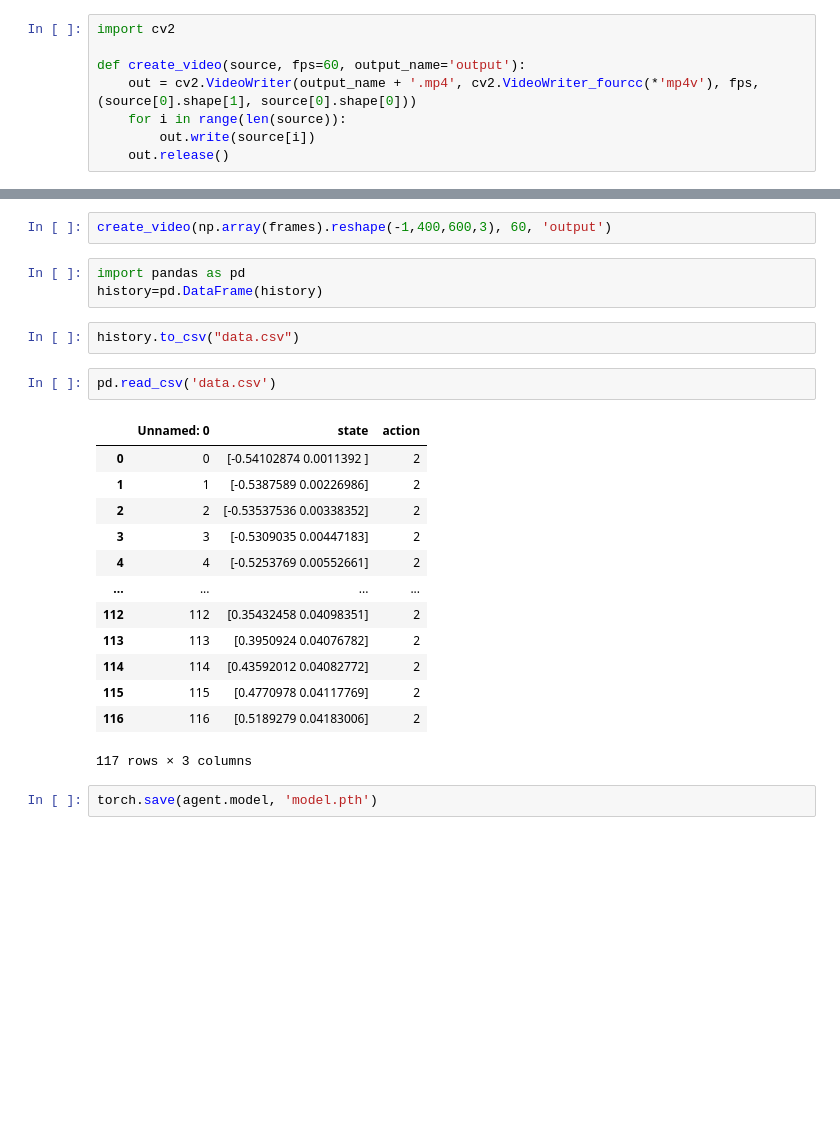
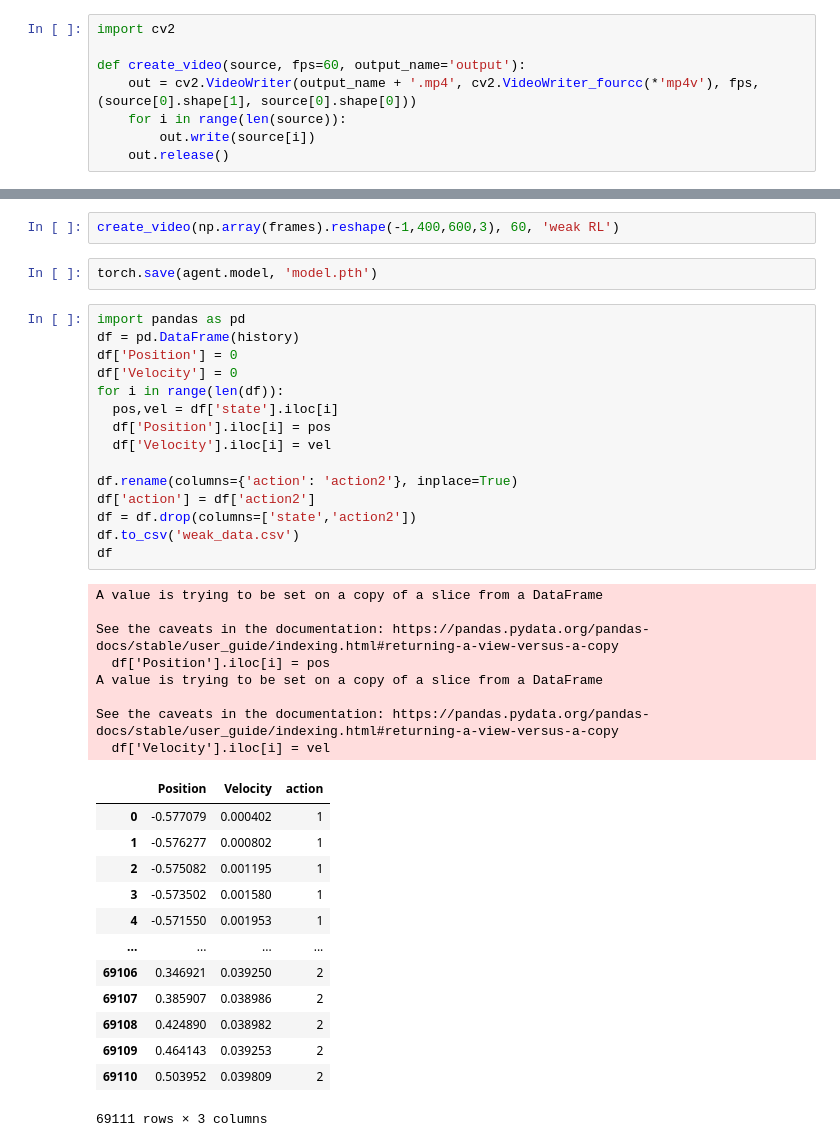
Before and after one commit to MMM1381/building-fuzzy-basaed-on-DRL, a Jupyter notebook: DRL.ipynb, the cells around one changed output, grey strips where cells are left out. Drawn from its saved outputs; the diff is of its cells as text; blank space fills up the shorter version.

```diff
--- a/DRL.ipynb
+++ b/DRL.ipynb
@@ -190,25 +181,41 @@ Average Total Reward (Evaluation): -117.0
 # %%
-create_video(np.array(frames).reshape(-1,400,600,3), 60, 'output')
+create_video(np.array(frames).reshape(-1,400,600,3), 60, 'weak RL')
-# %%
-import pandas as pd
-history=pd.DataFrame(history)
-# %%
-history.to_csv("data.csv")
-# %%
-pd.read_csv('data.csv')
-# %% [output]
-|  | Unnamed: 0 | state | action |
-| 0 | 0 | [-0.54102874 0.0011392 ] | 2 |
-| 1 | 1 | [-0.5387589 0.00226986] | 2 |
-| 2 | 2 | [-0.53537536 0.00338352] | 2 |
-| 3 | 3 | [-0.5309035 0.00447183] | 2 |
-| 4 | 4 | [-0.5253769 0.00552661] | 2 |
-| ... | ... | ... | ... |
-| 112 | 112 | [0.35432458 0.04098351] | 2 |
-| 113 | 113 | [0.3950924 0.04076782] | 2 |
-| 114 | 114 | [0.43592012 0.04082772] | 2 |
-| 115 | 115 | [0.4770978 0.04117769] | 2 |
-| 116 | 116 | [0.5189279 0.04183006] | 2 |
-117 rows × 3 columns
 # %%
 torch.save(agent.model, 'model.pth')
+# %%
+import pandas as pd
+df = pd.DataFrame(history)
+df['Position'] = 0
+df['Velocity'] = 0
+for i in range(len(df)):
+  pos,vel = df['state'].iloc[i]
+  df['Position'].iloc[i] = pos
+  df['Velocity'].iloc[i] = vel
+
+df.rename(columns={'action': 'action2'}, inplace=True)
+df['action'] = df['action2']
+df = df.drop(columns=['state','action2'])
+df.to_csv('weak_data.csv')
+df
+# %% [output]
+A value is trying to be set on a copy of a slice from a DataFrame
+
+See the caveats in the documentation: https://pandas.pydata.org/pandas-docs/stable/user_guide/indexing.html#returning-a-view-versus-a-copy
+  df['Position'].iloc[i] = pos
+A value is trying to be set on a copy of a slice from a DataFrame
+
+See the caveats in the documentation: https://pandas.pydata.org/pandas-docs/stable/user_guide/indexing.html#returning-a-view-versus-a-copy
+  df['Velocity'].iloc[i] = vel
+|  | Position | Velocity | action |
+| 0 | -0.577079 | 0.000402 | 1 |
+| 1 | -0.576277 | 0.000802 | 1 |
+| 2 | -0.575082 | 0.001195 | 1 |
+| 3 | -0.573502 | 0.001580 | 1 |
+| 4 | -0.571550 | 0.001953 | 1 |
+| ... | ... | ... | ... |
+| 69106 | 0.346921 | 0.039250 | 2 |
+| 69107 | 0.385907 | 0.038986 | 2 |
+| 69108 | 0.424890 | 0.038982 | 2 |
+| 69109 | 0.464143 | 0.039253 | 2 |
+| 69110 | 0.503952 | 0.039809 | 2 |
+69111 rows × 3 columns
```
Also changed, not shown: parts of 8 cells of this notebook, 3 other files.
